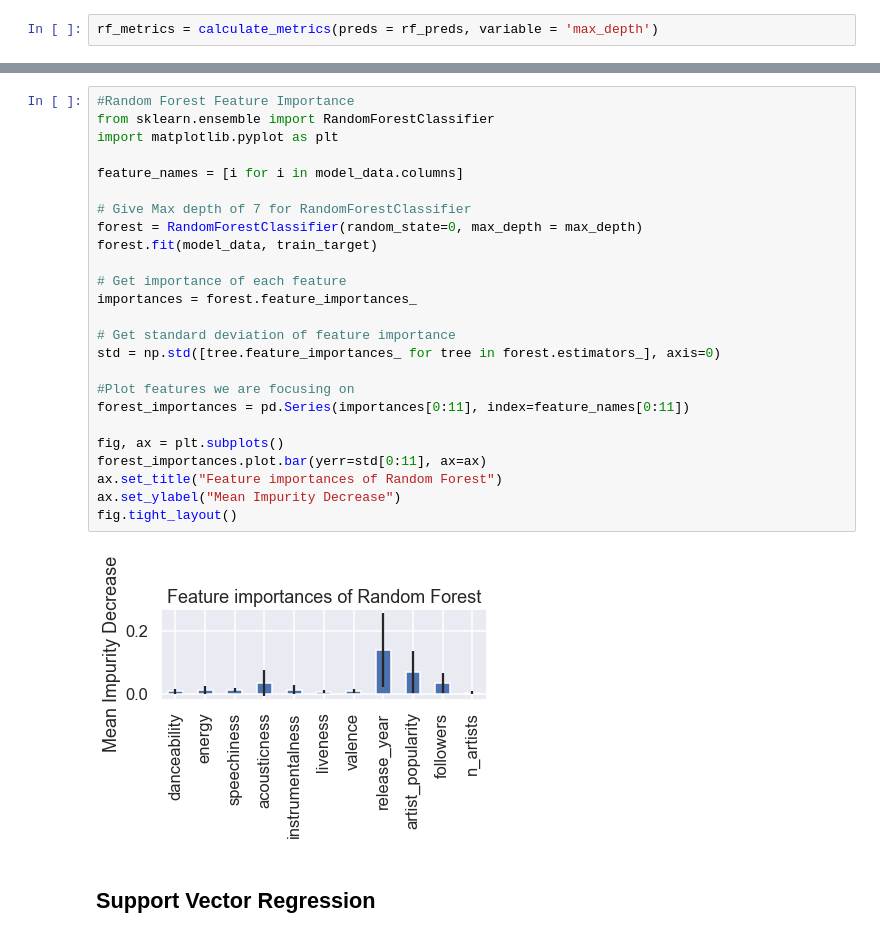
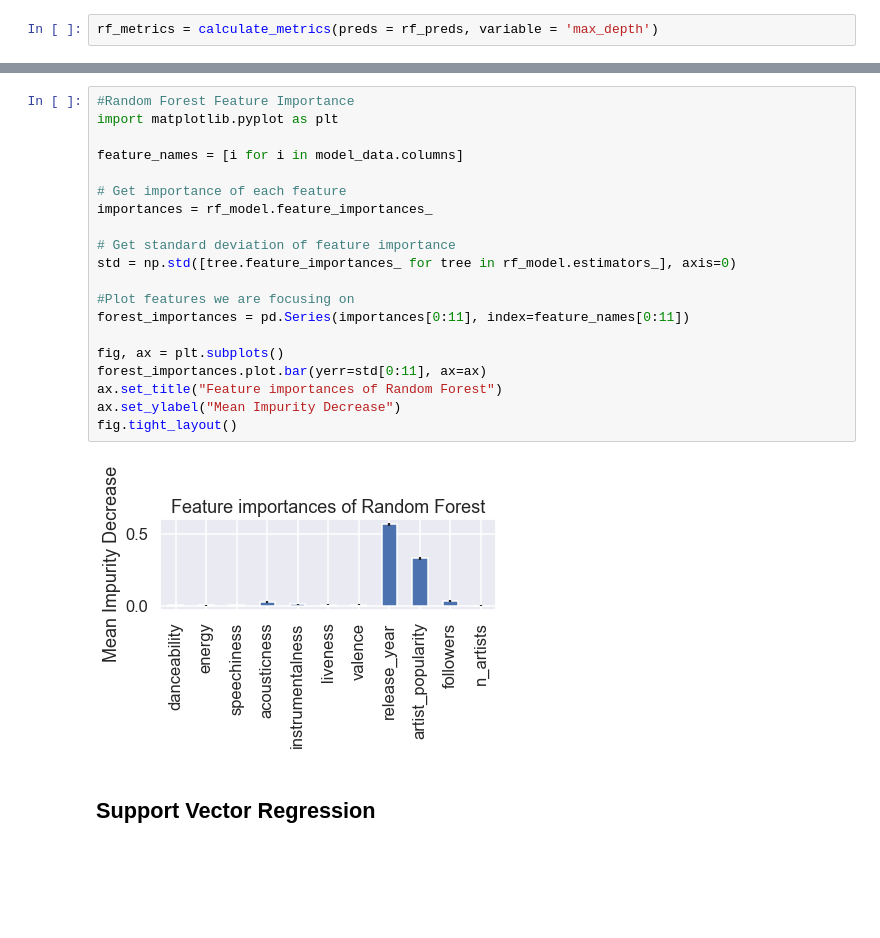
Before and after one commit to JackLich10/CS216_Proj, a Jupyter notebook: py/final.ipynb, the cells around one changed output, grey strips where cells are left out. Saved outputs shown, nothing was run; the diff lists cells and outputs as text; blank space fills up the shorter version.

Commit message:
import 2

```diff
--- a/py/final.ipynb
+++ b/py/final.ipynb
@@ -489,30 +489,25 @@ Testing random forest RMSE: 11.484429237063564 Testing random forest r^2: 0.6181
 # %%
 #Random Forest Feature Importance
-from sklearn.ensemble import RandomForestClassifier
 import matplotlib.pyplot as plt
 
 feature_names = [i for i in model_data.columns]
 
-# Give Max depth of 7 for RandomForestClassifier
-forest = RandomForestClassifier(random_state=0, max_depth = max_depth)
-forest.fit(model_data, train_target)
-
 # Get importance of each feature
-importances = forest.feature_importances_
+importances = rf_model.feature_importances_
 
 # Get standard deviation of feature importance
-std = np.std([tree.feature_importances_ for tree in forest.estimators_], axis=0)
+std = np.std([tree.feature_importances_ for tree in rf_model.estimators_], axis=0)
 
 #Plot features we are focusing on
 forest_importances = pd.Series(importances[0:11], index=feature_names[0:11])
 
 fig, ax = plt.subplots()
 forest_importances.plot.bar(yerr=std[0:11], ax=ax)
 ax.set_title("Feature importances of Random Forest")
 ax.set_ylabel("Mean Impurity Decrease")
 fig.tight_layout()
 # %% [output]
-[figure, old version]
+[figure, new version]
 # %% [markdown]
 ## Support Vector Regression
 # %%
```
Also changed, not shown: parts of 6 cells of this notebook.
